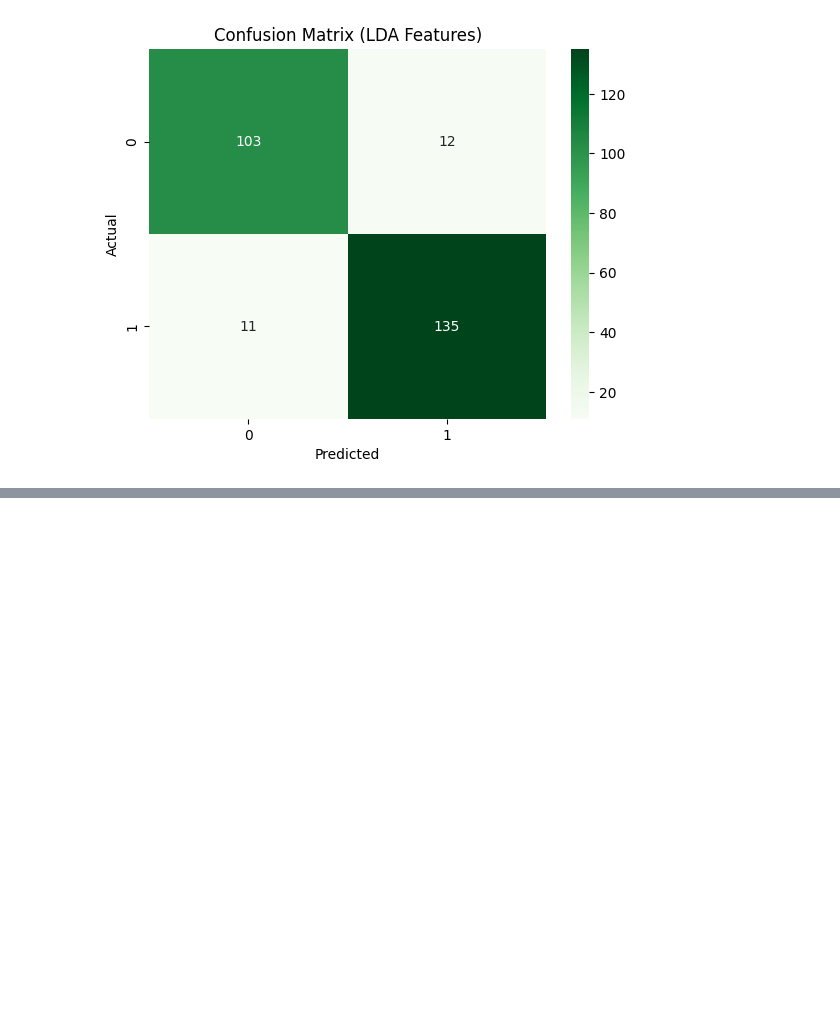
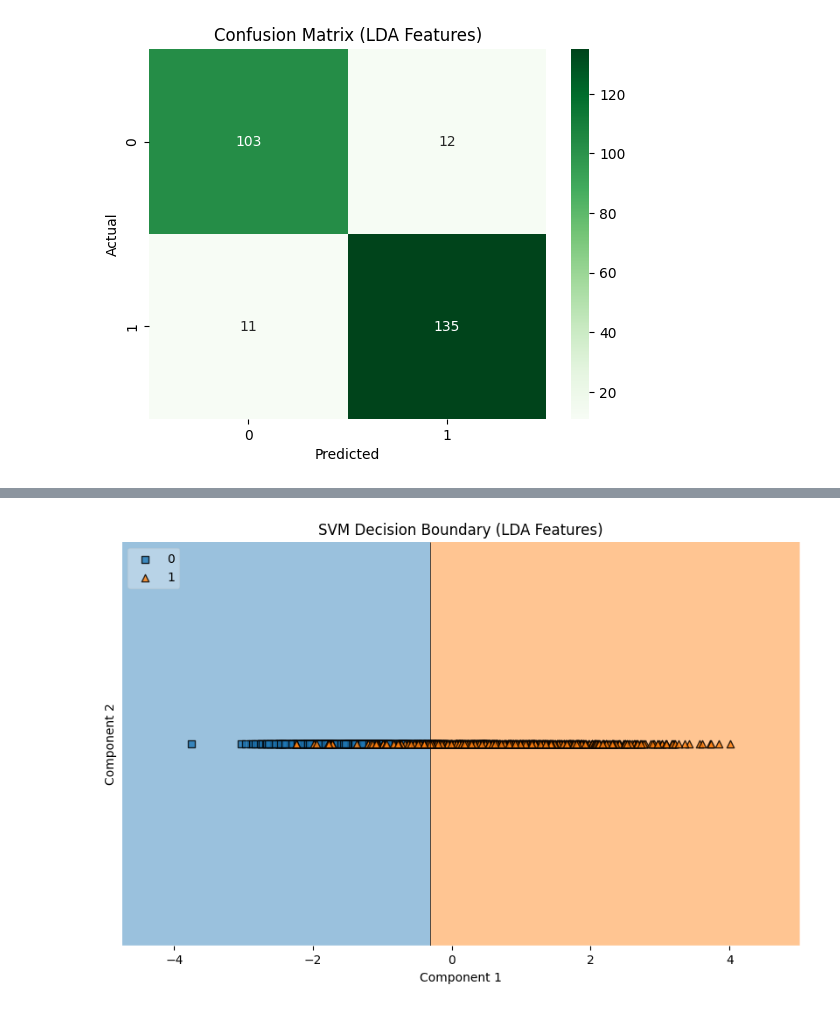
Before and after one commit to ml-cvd-prediction/ml-cvd-prediction.github.io, a Jupyter notebook: src/Supervisedlearningtuningsvm.ipynb, the cells around one changed output, grey strips where cells are left out. Saved outputs shown, nothing was run; the diff lists cells and outputs as text; code cells hidden in the pictures; blank space fills up the shorter version.

```diff
--- a/src/Supervisedlearningtuningsvm.ipynb
+++ b/src/Supervisedlearningtuningsvm.ipynb
@@ -111,0 +137,20 @@ plt.show()
+# %%
+# Extract best parameters for LDA features
+best_params_lda = grid_search_lda.best_params_
+
+# Scatter Plot with Decision Boundaries
+from mlxtend.plotting import plot_decision_regions
+
+# Train the SVM model with the best LDA parameters
+lda_svm = SVC(C=best_params_lda['C'], kernel=best_params_lda['kernel'], gamma=best_params_lda['gamma'])
+lda_svm.fit(X_train_lda, y_train)
+
+# Plot decision boundaries
+plt.figure(figsize=(10, 6))
+plot_decision_regions(X_train_lda, y_train.values, clf=lda_svm, legend=2)
+plt.title("SVM Decision Boundary (LDA Features)")
+plt.xlabel("Component 1")
+plt.ylabel("Component 2")
+plt.show()
+# %% [output]
+[figure, added]
```
Also changed, not shown: parts of 3 cells of this notebook.
